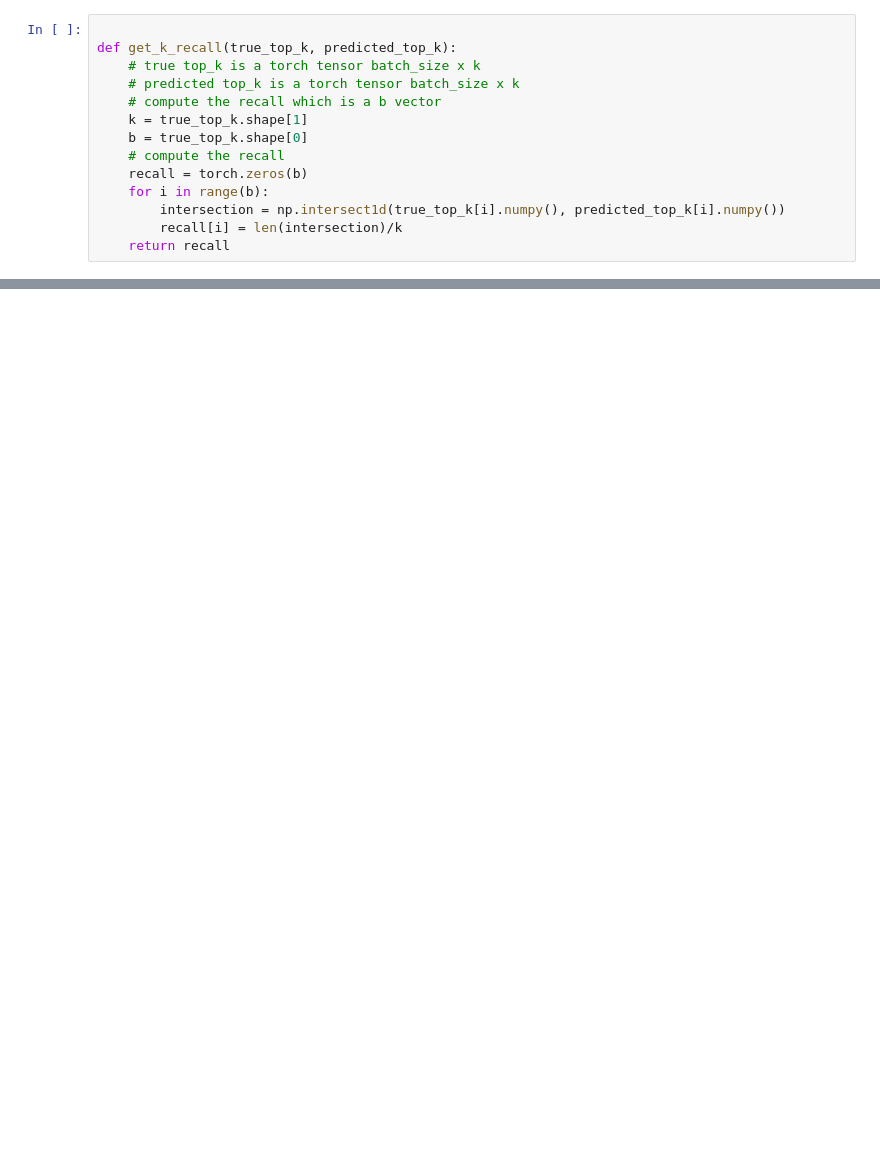
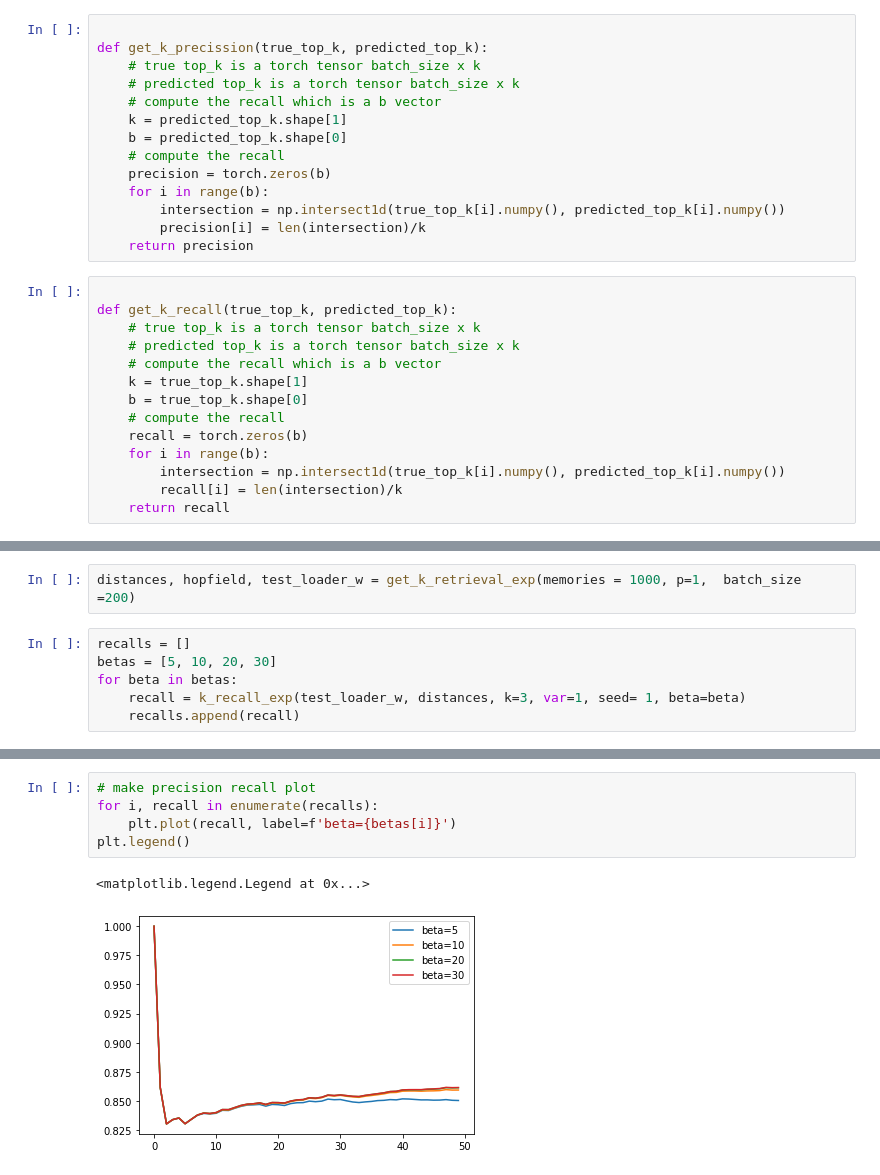
Before and after one commit to seanjaffe1/khopfield, a Jupyter notebook: document_retireval.ipynb, the cells around one changed output, grey strips where cells are left out. Cells and saved outputs as stored; diff of their text form; blank space fills up the shorter version.

```diff
--- a/document_retireval.ipynb
+++ b/document_retireval.ipynb
@@ -125,3 +137,17 @@ k=10
+# %%
+
+def get_k_precission(true_top_k, predicted_top_k):
+    # true top_k is a torch tensor batch_size x k
+    # predicted top_k is a torch tensor batch_size x k
+    # compute the recall which is a b vector
+    k = predicted_top_k.shape[1]
+    b = predicted_top_k.shape[0]
+    # compute the recall
+    precision = torch.zeros(b)
+    for i in range(b):
+        intersection = np.intersect1d(true_top_k[i].numpy(), predicted_top_k[i].numpy())
+        precision[i] = len(intersection)/k
+    return precision
 # %%
 
 def get_k_recall(true_top_k, predicted_top_k):
@@ -172,0 +207,8 @@ tensor([5., 5., 5., 5., 5.])
+# %%
+distances, hopfield, test_loader_w = get_k_retrieval_exp(memories = 1000, p=1,  batch_size =200)
+# %%
+recalls = []
+betas = [5, 10, 20, 30]
+for beta in betas:
+    recall = k_recall_exp(test_loader_w, distances, k=3, var=1, seed= 1, beta=beta)
+    recalls.append(recall)
@@ -172,0 +224,8 @@ tensor([5., 5., 5., 5., 5.])
+# %%
+# make precision recall plot
+for i, recall in enumerate(recalls):
+    plt.plot(recall, label=f'beta={betas[i]}')
+plt.legend()
+# %% [output]
+<matplotlib.legend.Legend at 0x...>
+[figure, added]
```
Also changed, not shown: parts of 23 cells of this notebook, 1 other file.
